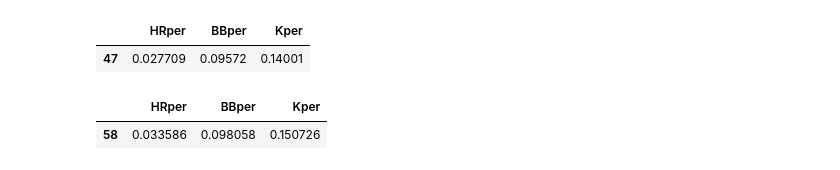
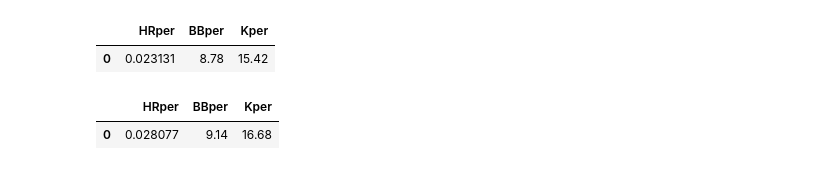
Before and after one commit to Ben-Platt-23/Senior-Project, a Jupyter notebook: statistical_analysis/TTO/tto.ipynb, the cells around one changed output. Cells and saved outputs as stored; diff of their text form; code cells hidden in the pictures.

```diff
--- a/statistical_analysis/TTO/tto.ipynb
+++ b/statistical_analysis/TTO/tto.ipynb
@@ -114,55 +82,39 @@ tto_86_90.head()
 # %%
-tto_91_95 = batting_stats(1991, 1995, ind=1)
-
-tto_91_95.rename(columns={'BB%':'BBper', 'K%':'Kper'}, inplace=True)
-
+tto_91_95 = pd.read_csv('1991-95.csv')
+df = pd.DataFrame()
+tto_91_95= tto_91_95.rename(columns={'BB%':'BBper', 'K%':'Kper'})
+tto_91_95 = tto_91_95.replace('%', '', regex=True)
+tto_91_95 = tto_91_95.astype('float64')
 HRper = tto_91_95.HR / tto_91_95.PA
-BBper = tto_91_95.BBper
-Kper = tto_91_95.Kper
-
-df = pd.DataFrame()
-
+BBper = tto_91_95.BBper.mean()
+Kper = tto_91_95.Kper.mean()
 df.insert(0, 'HRper', HRper)
 df.insert(1, 'BBper', BBper)
 df.insert(2, 'Kper', Kper)
-
+df.HRper = df.HRper.mean()
+df = df.drop(df.index.to_list()[1:], axis = 0)
 tto_91_95 = df
-
-tto_91_95.HRper = tto_91_95.HRper.mean()
-tto_91_95.BBper = tto_91_95.BBper.mean()
-tto_91_95.Kper = tto_91_95.Kper.mean()
-
-tto_91_95 = tto_91_95.drop(tto_91_95.index.to_list()[1:], axis = 0)
-
-tto_91_95.head()
+tto_91_95.head(10)
 # %% [output]
 |  | HRper | BBper | Kper |
-| 47 | 0.027709 | 0.09572 | 0.14001 |
+| 0 | 0.023131 | 8.78 | 15.42 |
 # %%
-tto_96_00 = batting_stats(1996, 2000, ind=1)
-
-tto_96_00.rename(columns={'BB%':'BBper', 'K%':'Kper'}, inplace=True)
-
+tto_96_00 = pd.read_csv('1996-00.csv')
+df = pd.DataFrame()
+tto_96_00= tto_96_00.rename(columns={'BB%':'BBper', 'K%':'Kper'})
+tto_96_00 = tto_96_00.replace('%', '', regex=True)
+tto_96_00 = tto_96_00.astype('float64')
 HRper = tto_96_00.HR / tto_96_00.PA
-BBper = tto_96_00.BBper
-Kper = tto_96_00.Kper
-
-df = pd.DataFrame()
-
+BBper = tto_96_00.BBper.mean()
+Kper = tto_96_00.Kper.mean()
 df.insert(0, 'HRper', HRper)
 df.insert(1, 'BBper', BBper)
 df.insert(2, 'Kper', Kper)
-
+df.HRper = df.HRper.mean()
+df = df.drop(df.index.to_list()[1:], axis = 0)
 tto_96_00 = df
-
-tto_96_00.HRper = tto_96_00.HRper.mean()
-tto_96_00.BBper = tto_96_00.BBper.mean()
-tto_96_00.Kper = tto_96_00.Kper.mean()
-
-tto_96_00 = tto_96_00.drop(tto_96_00.index.to_list()[1:], axis = 0)
-
-tto_96_00.head()
+tto_96_00.head(10)
 # %% [output]
 |  | HRper | BBper | Kper |
-| 58 | 0.033586 | 0.098058 | 0.150726 |
+| 0 | 0.028077 | 9.14 | 16.68 |
 # %%
```
Also changed, not shown: parts of 28 cells of this notebook, 14 other files.
